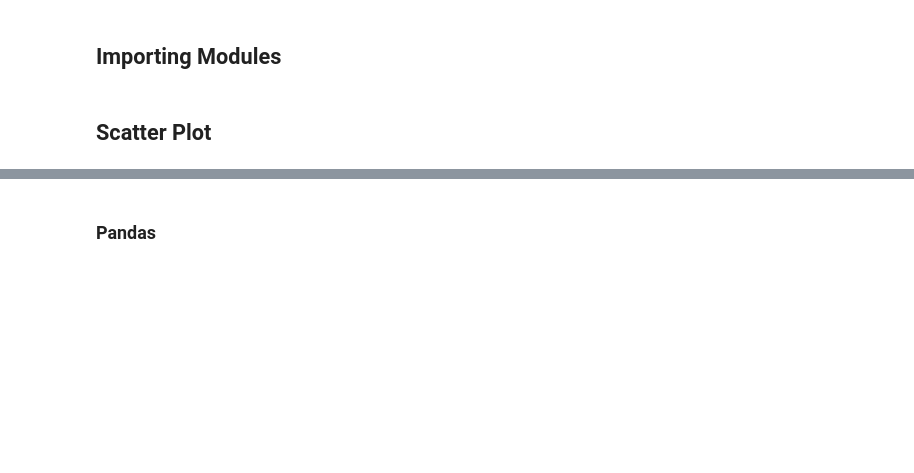
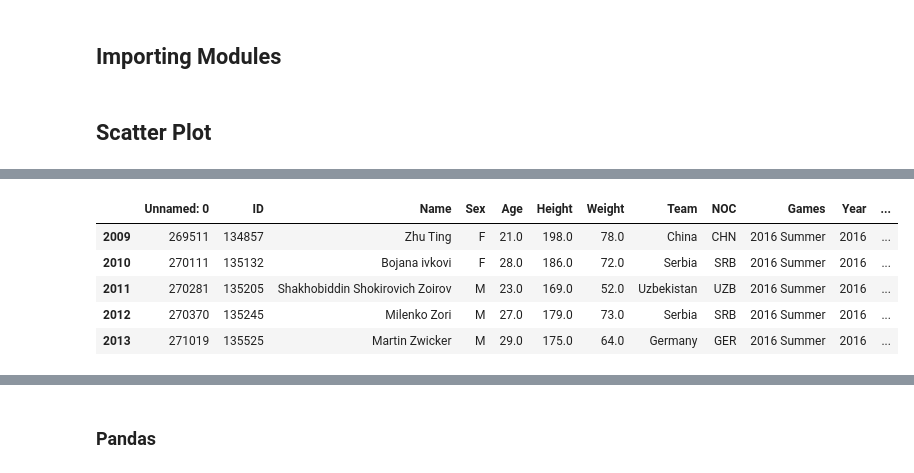
Before and after one commit to gnitg/UCDPA_April2023, a Jupyter notebook: Visualisation.ipynb, the cells around one changed output, grey strips where cells are left out. Cells and saved outputs as stored; diff of their text form; code cells hidden in the pictures; blank space fills up the shorter version.

```diff
--- a/Visualisation.ipynb
+++ b/Visualisation.ipynb
@@ -25,0 +32,9 @@ summer2016.head()
+# %%
+summer2016.tail()
+# %% [output]
+|  | Unnamed: 0 | ID | Name | Sex | Age | Height | Weight | Team | NOC | Games | Year | ... |
+| 2009 | 269511 | 134857 | Zhu Ting | F | 21.0 | 198.0 | 78.0 | China | CHN | 2016 Summer | 2016 | ... |
+| 2010 | 270111 | 135132 | Bojana ivkovi | F | 28.0 | 186.0 | 72.0 | Serbia | SRB | 2016 Summer | 2016 | ... |
+| 2011 | 270281 | 135205 | Shakhobiddin Shokirovich Zoirov | M | 23.0 | 169.0 | 52.0 | Uzbekistan | UZB | 2016 Summer | 2016 | ... |
+| 2012 | 270370 | 135245 | Milenko Zori | M | 27.0 | 179.0 | 73.0 | Serbia | SRB | 2016 Summer | 2016 | ... |
+| 2013 | 271019 | 135525 | Martin Zwicker | M | 29.0 | 175.0 | 64.0 | Germany | GER | 2016 Summer | 2016 | ... |
```
Also changed, not shown: parts of 4 cells of this notebook.
